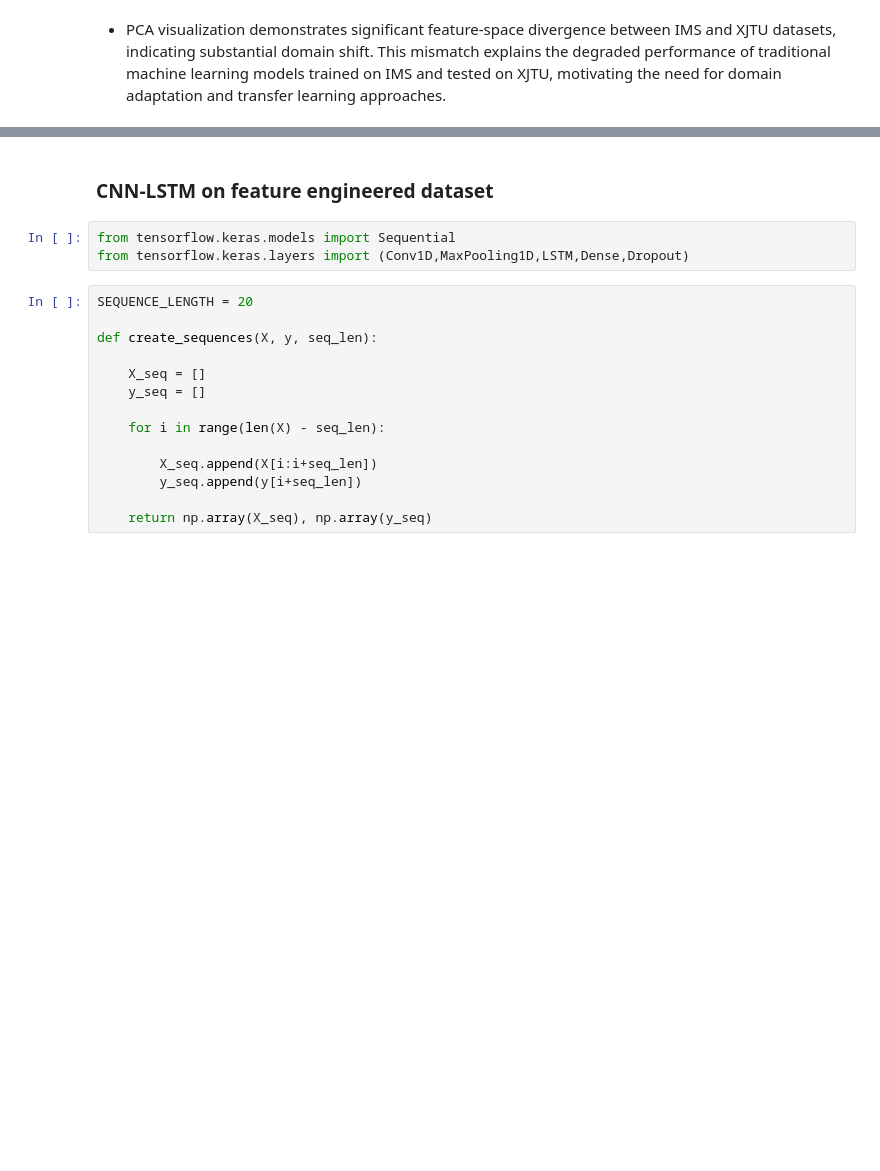
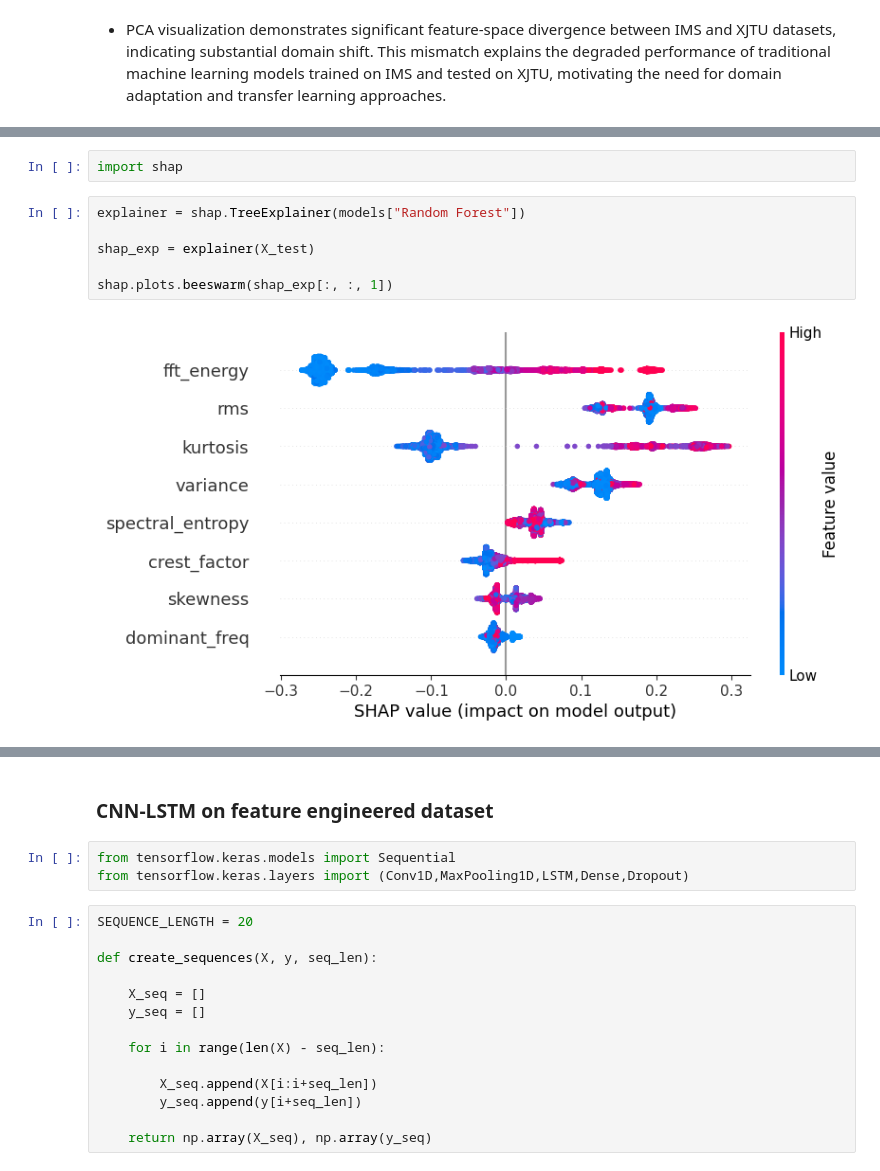
Before and after one commit to Yadnyikee99/predictive-maintenance, a Jupyter notebook: Cross_domain_Predictive_Maintenance_System_for_Industrial_AI_Final.ipynb, the cells around one changed output, grey strips where cells are left out. Drawn from its saved outputs; the diff is of its cells as text; blank space fills up the shorter version.

```diff
--- a/Cross_domain_Predictive_Maintenance_System_for_Industrial_AI_Final.ipynb
+++ b/Cross_domain_Predictive_Maintenance_System_for_Industrial_AI_Final.ipynb
@@ -1682,0 +1946,10 @@ sns.scatterplot(x=X_pca[:,0],y=X_pca[:,1],hue=labels
+# %%
+import shap
+# %%
+explainer = shap.TreeExplainer(models["Random Forest"])
+
+shap_exp = explainer(X_test)
+
+shap.plots.beeswarm(shap_exp[:, :, 1])
+# %% [output]
+[figure, added]
```
Also changed, not shown: parts of 36 cells of this notebook.
